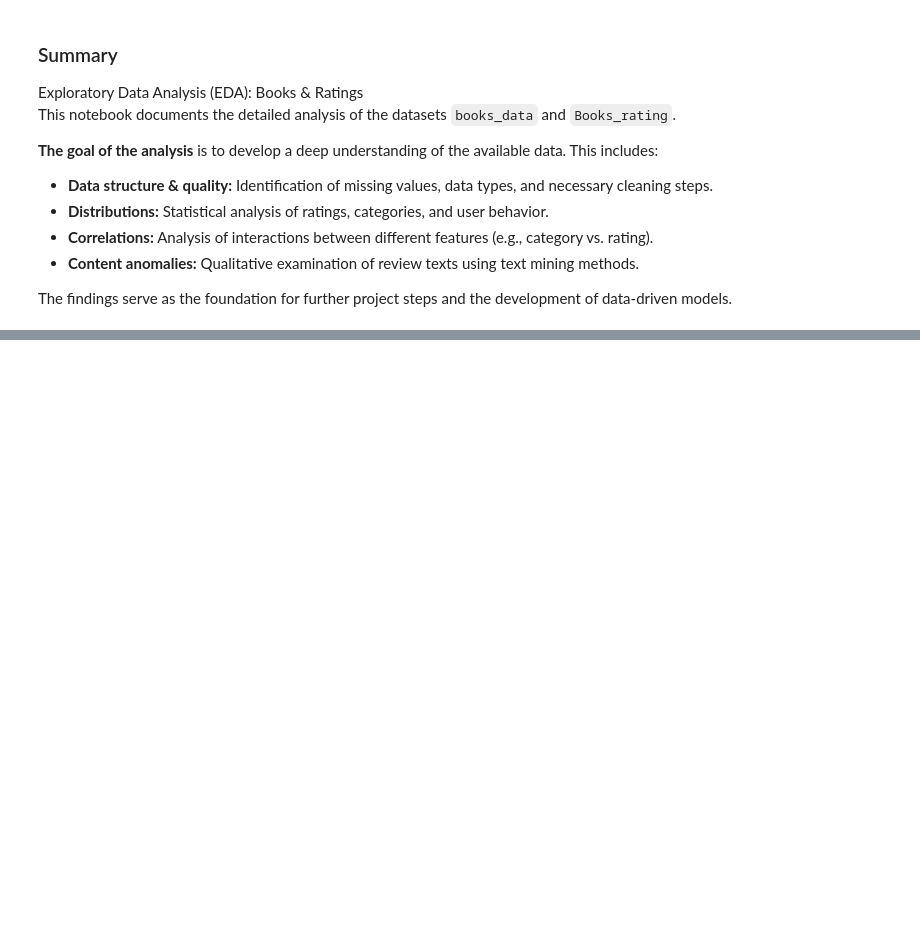
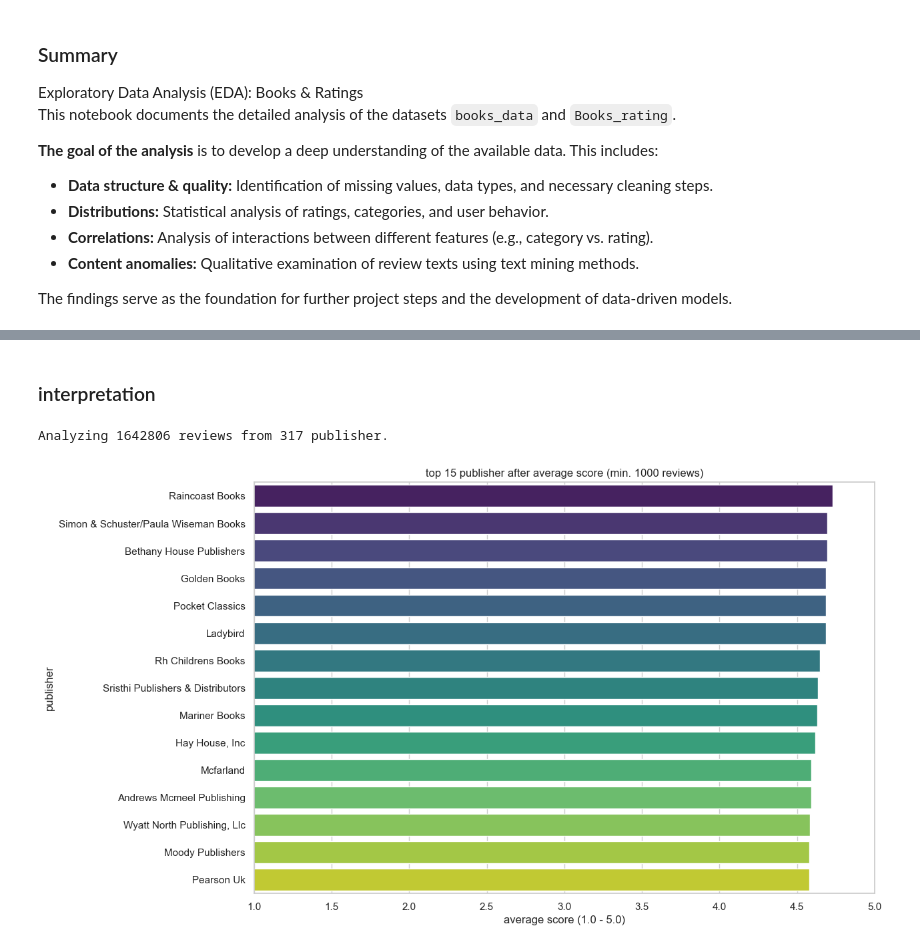
Before and after one commit to JanisEcker/Praxisprojekt1, a Jupyter notebook: DataExploration/DataDescription.ipynb, the cells around one changed output, grey strips where cells are left out. Saved outputs shown, nothing was run; the diff lists cells and outputs as text; code cells hidden in the pictures; blank space fills up the shorter version.

```diff
--- a/DataExploration/DataDescription.ipynb
+++ b/DataExploration/DataDescription.ipynb
@@ -611,0 +691,43 @@ The findings serve as the foundation for further project steps and the developme
+# %% [markdown]
+### interpretation
+# %%
+# searching for a connection between publisher and reviews --> merging publisher info with scores
+
+df_merged_pub = pd.merge(df2[['Title', 'review/score']],
+                         df1[['Title', 'publisher']],
+                         on='Title',
+                         how='inner')
+
+# clean-up publisher-information
+df_merged_pub.dropna(subset=['publisher'], inplace=True)
+df_merged_pub['publisher_clean'] = df_merged_pub['publisher'].str.strip().str.title()
+
+# count how often a publisher was reviewed
+publisher_counts = df_merged_pub['publisher_clean'].value_counts()
+
+# filtering publisher --> less than 1k reviews wont be plotted --> adjustable!
+significant_publishers = publisher_counts[publisher_counts > 1000].index
+df_filtered_pub = df_merged_pub[df_merged_pub['publisher_clean'].isin(significant_publishers)]
+
+print(f"Analyzing {len(df_filtered_pub)} reviews from {len(significant_publishers)} publisher.")
+
+# calc avg review score/ publisher
+publisher_avg_score = df_filtered_pub.groupby('publisher_clean')['review/score'].mean().sort_values(ascending=False)
+
+# top 15 publisher
+top_publishers = publisher_avg_score.head(15)
+
+plt.figure(figsize=(12, 8))
+sns.barplot(y=top_publishers.index, x=top_publishers.values, palette='viridis', hue=top_publishers.index, legend=False)
+plt.title('top 15 publisher after average score (min. 1000 reviews)')
+plt.xlabel('average score (1.0 - 5.0)')
+plt.ylabel('publisher')
+# plt.xlim(3.8, 4.5) # limit
+plt.xlim(1.0, 5.0)
+plt.show()
+
+# free up memory
+del df_merged_pub, df_filtered_pub, publisher_counts
+# %% [output]
+Analyzing 1642806 reviews from 317 publisher.
+[figure, added]
```
Also changed, not shown: parts of 19 cells of this notebook.
